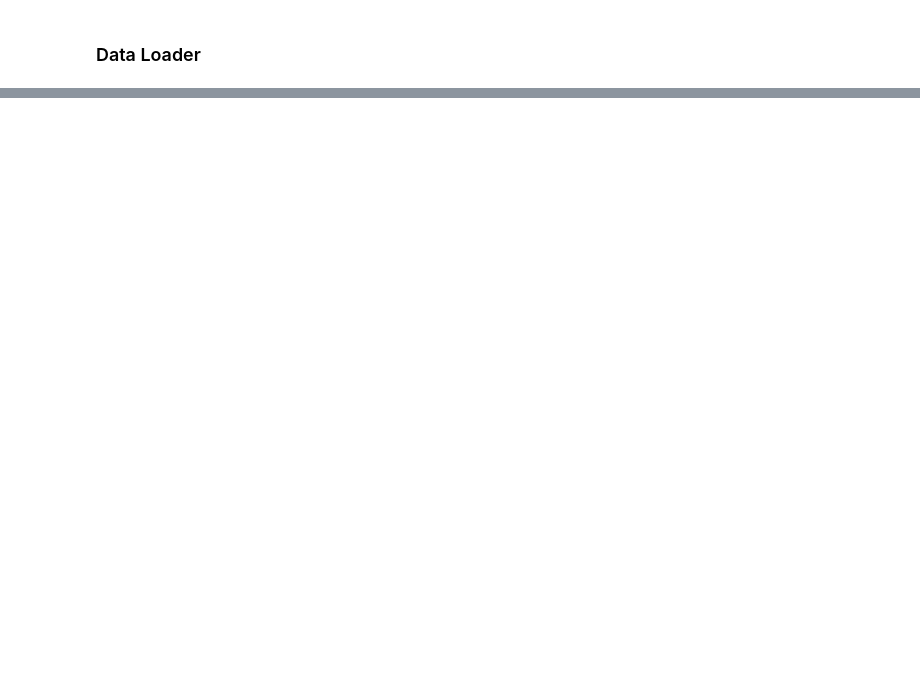
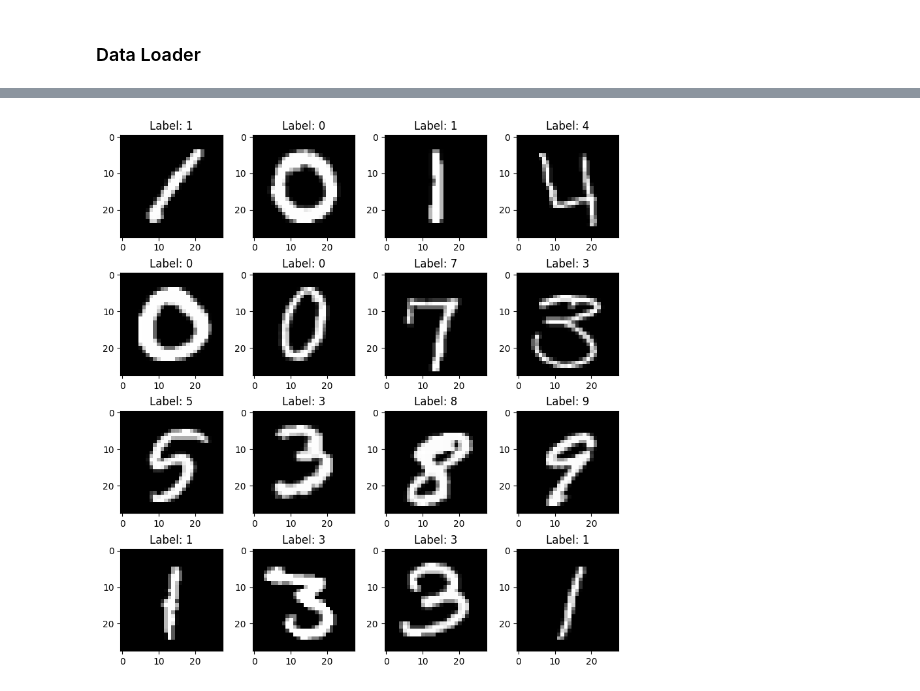
Before and after one commit to Catonpancake/2023winter-seminar, a Jupyter notebook: EDA.ipynb, the cells around one changed output, grey strips where cells are left out. Saved outputs shown, nothing was run; the diff lists cells and outputs as text; code cells hidden in the pictures; blank space fills up the shorter version.

```diff
--- a/EDA.ipynb
+++ b/EDA.ipynb
@@ -64,6 +68,7 @@ class DigitDataset(Dataset):
         return image, label
 # %%
 ds = DigitDataset('digit-recognizer/train.csv')
+dl = DataLoader(dataset=ds, batch_size=16)
 # %%
 drawimg(ds[7])
 # %% [output]
@@ -70,0 +82,4 @@ drawimg(ds[7])
+# %%
+multidrawimg(imgs, labels)
+# %% [output]
+[figure, added]
```
Also changed, not shown: parts of 10 cells of this notebook.
